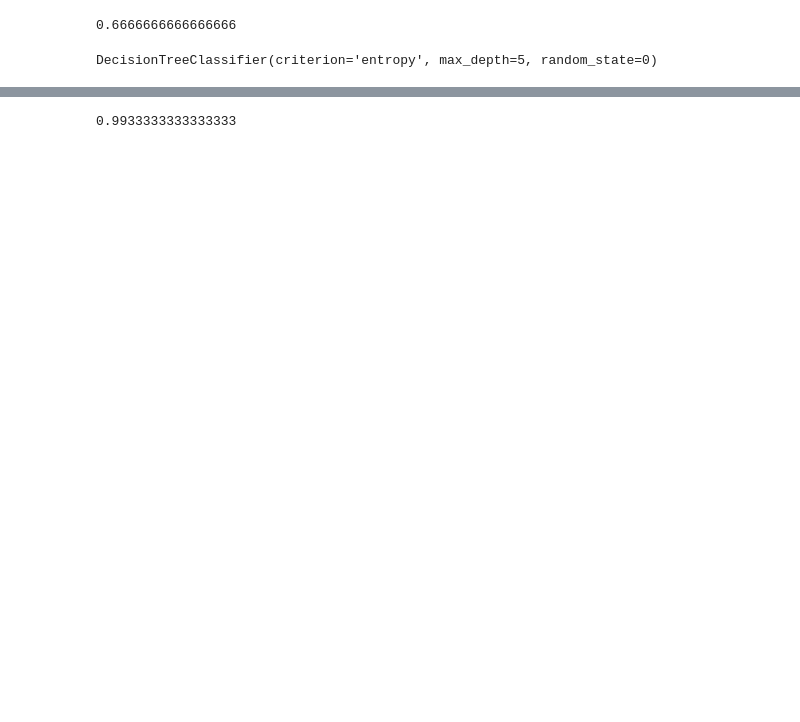
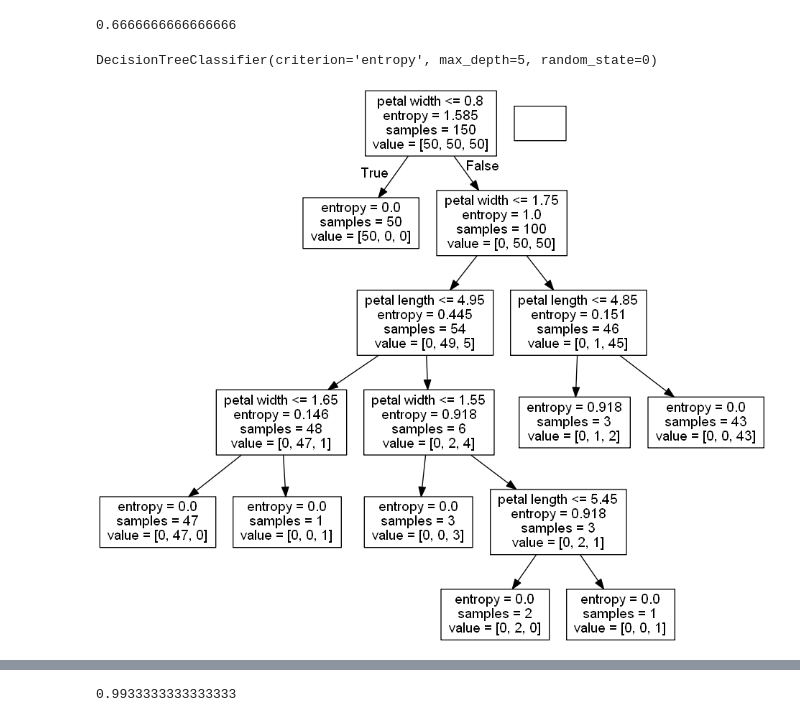
Before and after one commit to jack8704/ai, a Jupyter notebook: source/08_MachineLearning/3장_분류분석.ipynb, the cells around one changed output, grey strips where cells are left out. Saved outputs shown, nothing was run; the diff lists cells and outputs as text; code cells hidden in the pictures; blank space fills up the shorter version.

```diff
--- a/source/08_MachineLearning/3장_분류분석.ipynb
+++ b/source/08_MachineLearning/3장_분류분석.ipynb
@@ -389,3 +439,7 @@ dt_model5=DecisionTreeClassifier(criterion='entropy',
 dt_model5.fit(X,y)
 # %% [output]
 DecisionTreeClassifier(criterion='entropy', max_depth=5, random_state=0)
+# %%
+draw_decision_tree(dt_model5,feature_names)
+# %% [output]
+[figure, added]
```
Also changed, not shown: parts of 55 cells of this notebook, 5 other files.
